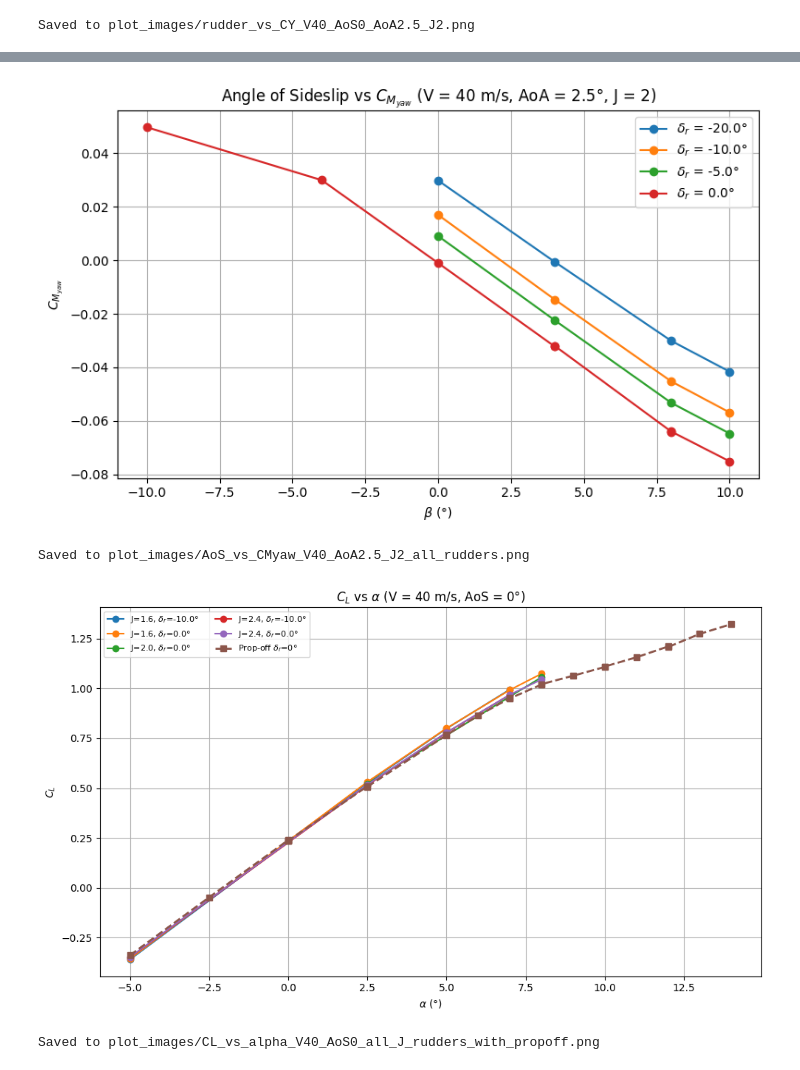
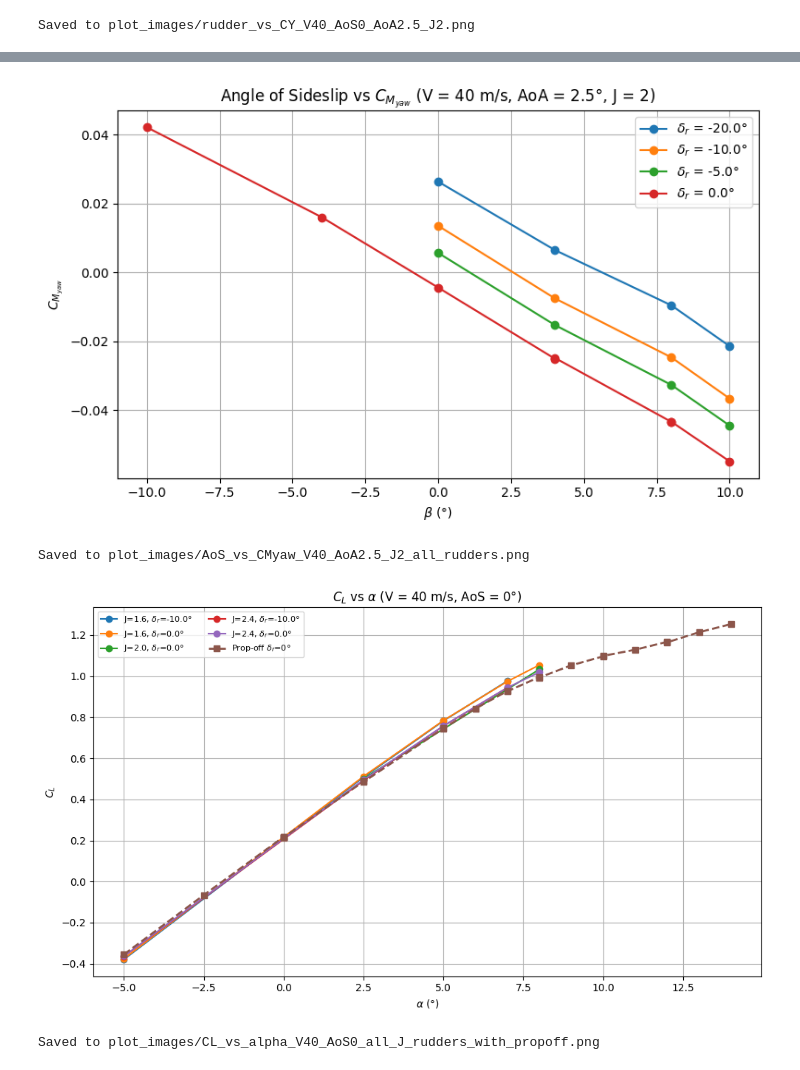
Before and after one commit to DCdeJong2002/Group_15_Redo_BAL, a Jupyter notebook: data_plotter.ipynb, the cells around one changed output, grey strips where cells are left out. Cells and saved outputs as stored; diff of their text form; code cells hidden in the pictures.

```diff
--- a/data_plotter.ipynb
+++ b/data_plotter.ipynb
@@ -5,8 +5,8 @@
 # df_prop_off = pd.read_csv(r"AERODYNAMIC_DATA_propoff\propOff.csv")
 import pandas as pd
 
-df = pd.read_csv(r"CORRECTIONS_V2\INPUT_BALANCE_DATA\all_rudder_cases_combined.csv")
-df_prop_off = pd.read_csv(r"CORRECTIONS_V2\INPUT_BALANCE_DATA\propOff.csv")
+df = pd.read_csv(r"CORRECTIONS_V2\results_propOn_FINAL\propOn_final.csv")
+df_prop_off = pd.read_csv(r"CORRECTIONS_V2\results_propOff_FINAL\propOff_final.csv")
 # %%
 import matplotlib.pyplot as plt
 
@@ -87,7 +87,7 @@ plt.savefig("plot_images/AoS_vs_CMyaw_V40_AoA2.5_J2_all_rudders.png", dpi=150)
 plt.show()
 print("Saved to plot_images/AoS_vs_CMyaw_V40_AoA2.5_J2_all_rudders.png")
 # %% [output]
-[figure, old version]
+[figure, new version]
 Saved to plot_images/AoS_vs_CMyaw_V40_AoA2.5_J2_all_rudders.png
 # %%
 import os
@@ -164,41 +164,41 @@ for _, row in valid_groups.iterrows():
 
     ax.plot(
         group["AoA_round"],
-        group["CL"],
+        group["CL_FINAL"],
         marker="o",
         linestyle="-",
         label=f"J={j_val}, $\\delta_r$={rudder_val}°"
     )
 
 # Plot prop-off curve
 if not df_prop_off_filtered.empty:
     ax.plot(
         df_prop_off_filtered["AoA_round"],
-        df_prop_off_filtered["CL"],
+        df_prop_off_filtered["CL_FINAL"],
         marker="s",
         linestyle="--",
         linewidth=2,
         label="Prop-off $\\delta_r$=0°"
     )
 else:
     print("Warning: no matching prop-off data found.")
 
 # Labels and styling
 ax.set_xlabel(r"$\alpha$ (°)")
 ax.set_ylabel(r"$C_L$")
 ax.set_title(r"$C_L$ vs $\alpha$ (V = 40 m/s, AoS = 0°)")
 ax.legend(fontsize=8, ncol=2)
 ax.grid(True)
 
 # Save and show
 save_path = "plot_images/CL_vs_alpha_V40_AoS0_all_J_rudders_with_propoff.png"
 plt.tight_layout()
 plt.savefig(save_path, dpi=150)
 plt.show()
 
 print(f"Saved to {save_path}")
 # %% [output]
-[figure, old version]
+[figure, new version]
 Saved to plot_images/CL_vs_alpha_V40_AoS0_all_J_rudders_with_propoff.png
 # %%
 import os
```
Also changed, not shown: parts of 12 cells of this notebook, 14 other files.
